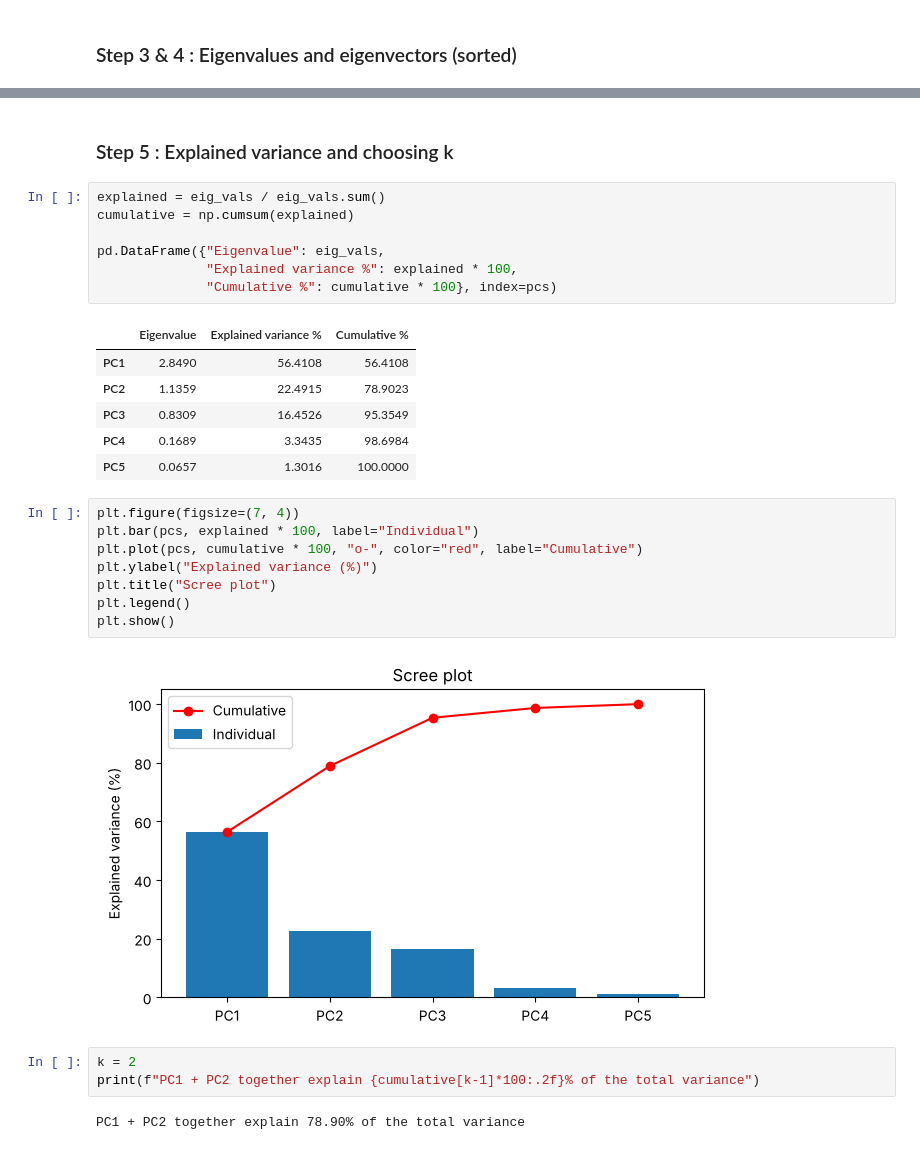
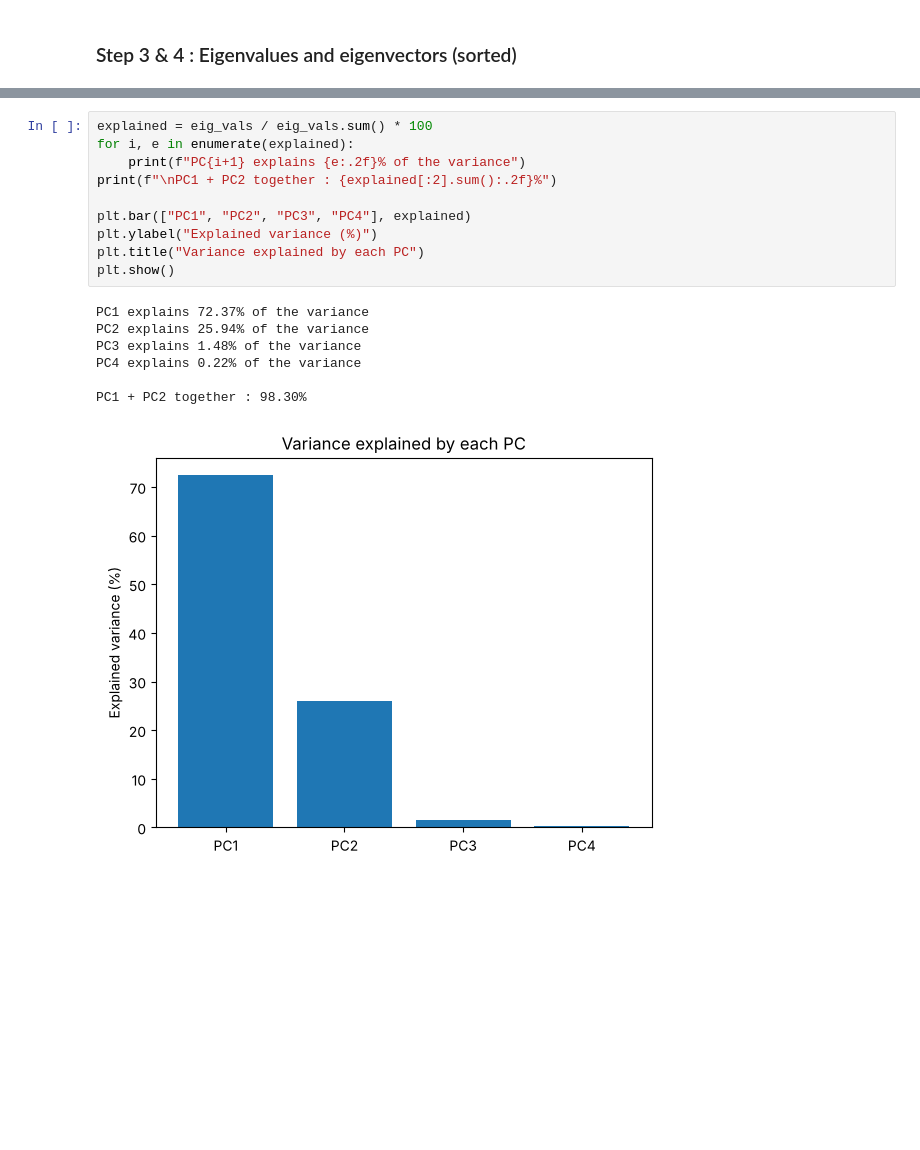
Before and after one commit to lakshay8toic/ML-Lab-Work-, a Jupyter notebook: Lab6_Covariance_Correlation_PCA.ipynb, the cells around one changed output, grey strips where cells are left out. Saved outputs shown, nothing was run; the diff lists cells and outputs as text; blank space fills up the shorter version.

```diff
--- a/Lab6_Covariance_Correlation_PCA.ipynb
+++ b/Lab6_Covariance_Correlation_PCA.ipynb
@@ -308,32 +231,19 @@ Eigenvalues : [2.849  1.1359 0.8309 0.1689 0.0657]
-# %% [markdown]
-### Step 5 : Explained variance and choosing k
-# %%
-explained = eig_vals / eig_vals.sum()
-cumulative = np.cumsum(explained)
-
-pd.DataFrame({"Eigenvalue": eig_vals,
-              "Explained variance %": explained * 100,
-              "Cumulative %": cumulative * 100}, index=pcs)
-# %% [output]
-|  | Eigenvalue | Explained variance % | Cumulative % |
-| PC1 | 2.8490 | 56.4108 | 56.4108 |
-| PC2 | 1.1359 | 22.4915 | 78.9023 |
-| PC3 | 0.8309 | 16.4526 | 95.3549 |
-| PC4 | 0.1689 | 3.3435 | 98.6984 |
-| PC5 | 0.0657 | 1.3016 | 100.0000 |
-# %%
-plt.figure(figsize=(7, 4))
-plt.bar(pcs, explained * 100, label="Individual")
-plt.plot(pcs, cumulative * 100, "o-", color="red", label="Cumulative")
-plt.ylabel("Explained variance (%)")
-plt.title("Scree plot")
-plt.legend()
-plt.show()
-# %% [output]
-[figure, removed]
-# %%
-k = 2
-print(f"PC1 + PC2 together explain {cumulative[k-1]*100:.2f}% of the total variance")
-# %% [output]
-PC1 + PC2 together explain 78.90% of the total variance
+# %%
+explained = eig_vals / eig_vals.sum() * 100
+for i, e in enumerate(explained):
+    print(f"PC{i+1} explains {e:.2f}% of the variance")
+print(f"\nPC1 + PC2 together : {explained[:2].sum():.2f}%")
+
+plt.bar(["PC1", "PC2", "PC3", "PC4"], explained)
+plt.ylabel("Explained variance (%)")
+plt.title("Variance explained by each PC")
+plt.show()
+# %% [output]
+PC1 explains 72.37% of the variance
+PC2 explains 25.94% of the variance
+PC3 explains 1.48% of the variance
+PC4 explains 0.22% of the variance
+
+PC1 + PC2 together : 98.30%
+[figure, added]
 # %% [markdown]
```
Also changed, not shown: parts of 64 cells of this notebook, 1 other file.
